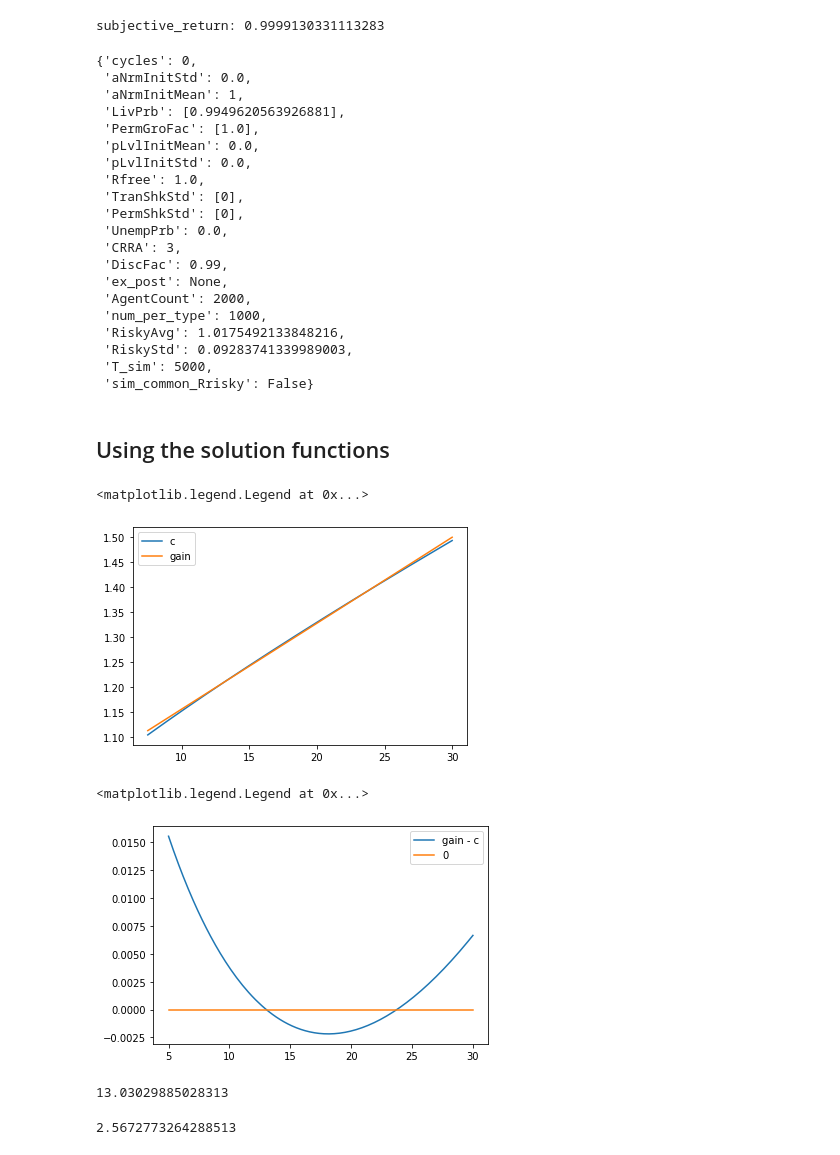
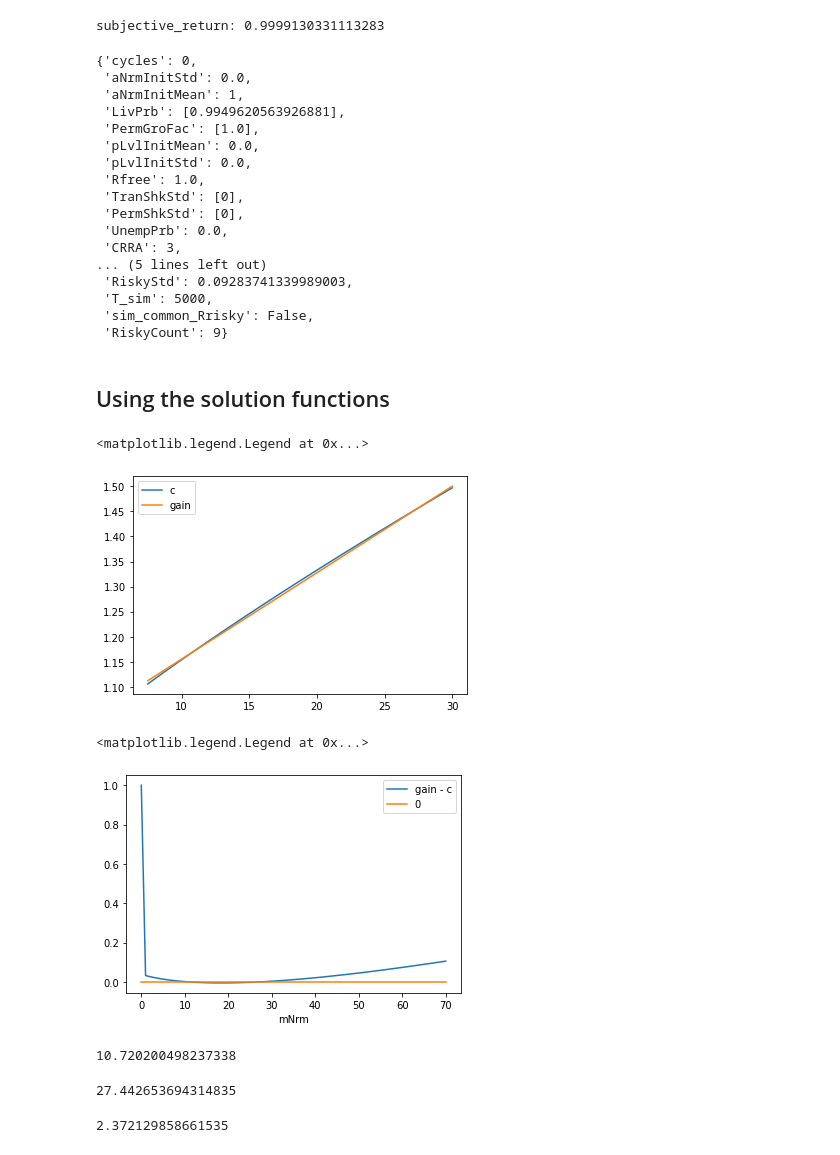
Before and after one commit to sbenthall/SHARKFin, a Jupyter notebook: macro/Computing Consumer Equilibria.ipynb, the cells around one changed output. Cells and saved outputs as stored; diff of their text form; code cells hidden in the pictures.

```diff
--- a/macro/Computing Consumer Equilibria.ipynb
+++ b/macro/Computing Consumer Equilibria.ipynb
@@ -16,3 +16,4 @@ import pandas as pd
 ## Setup
 # %%
 LUCAS0
+LUCAS0['aNrmInitStd'] = 0.0
@@ -37,7 +21,7 @@ LUCAS0
 dividend_growth_rate = 1.000203
 dividend_std = 0.011983
 
-rng = 23409
+rng = 234675
 
 market_args = {
     "dividend_growth_rate": dividend_growth_rate,
@@ -68,6 +52,12 @@ PARAMS["AgentCount"] = 2000
 PARAMS["sim_common_Rrisky"] = False
 
 #PARAMS['LivPrb'] = [1.0]
+PARAMS['DiscFac'] =  0.99 # * 0.995 * .9
+
+#PARAMS['TranShkStd'] = [1.0]
+
+PARAMS['RiskyCount'] = 9
+
 
 at = SequentialPortfolioConsumerType(**PARAMS)
 at.track_vars += ["aNrm", "cNrm", "mNrm", "Risky", "Share", "aLvl", "pLvl"]
@@ -87,14 +77,11 @@ parameter_dict
  'PermShkStd': [0],
  'UnempPrb': 0.0,
  'CRRA': 3,
- 'DiscFac': 0.99,
- 'ex_post': None,
- 'AgentCount': 2000,
- 'num_per_type': 1000,
- 'RiskyAvg': 1.0175492133848216,
+... (5 lines left out)
  'RiskyStd': 0.09283741339989003,
  'T_sim': 5000,
- 'sim_common_Rrisky': False}
+ 'sim_common_Rrisky': False,
+ 'RiskyCount': 9}
 # %% [markdown]
 ## Using the solution functions
 # %%
@@ -125,18 +112,18 @@ plt.plot(mNrm, expected_increase(mNrm), label="gain")
 plt.legend()
 # %% [output]
 <matplotlib.legend.Legend at 0x...>
-[figure, old version]
+[figure, new version]
 # %%
-mNrm = np.linspace(5, 30, 1000)
+mNrm = np.linspace(0, 70, 1000)
 
 plt.plot(mNrm, expected_increase(mNrm) - cFunc(mNrm), label="gain - c")
 plt.plot(mNrm, np.zeros(mNrm.shape), label="0")
-
+plt.xlabel('mNrm')
 
 plt.legend()
 # %% [output]
 <matplotlib.legend.Legend at 0x...>
-[figure, old version]
+[figure, new version]
 # %%
 def diff(mNrm):
     return expected_increase(mNrm) - cFunc(mNrm)
@@ -145,8 +132,12 @@ m0, m1 = fsolve(diff, [0,50])
 # %%
 m0
 # %% [output]
-13.03029885028313
+10.720200498237338
+# %%
+m1
+# %% [output]
+27.442653694314835
 # %%
 np.log(m0)
 # %% [output]
-2.5672773264288513
+2.372129858661535
```
Also changed, not shown: parts of 17 cells of this notebook.
